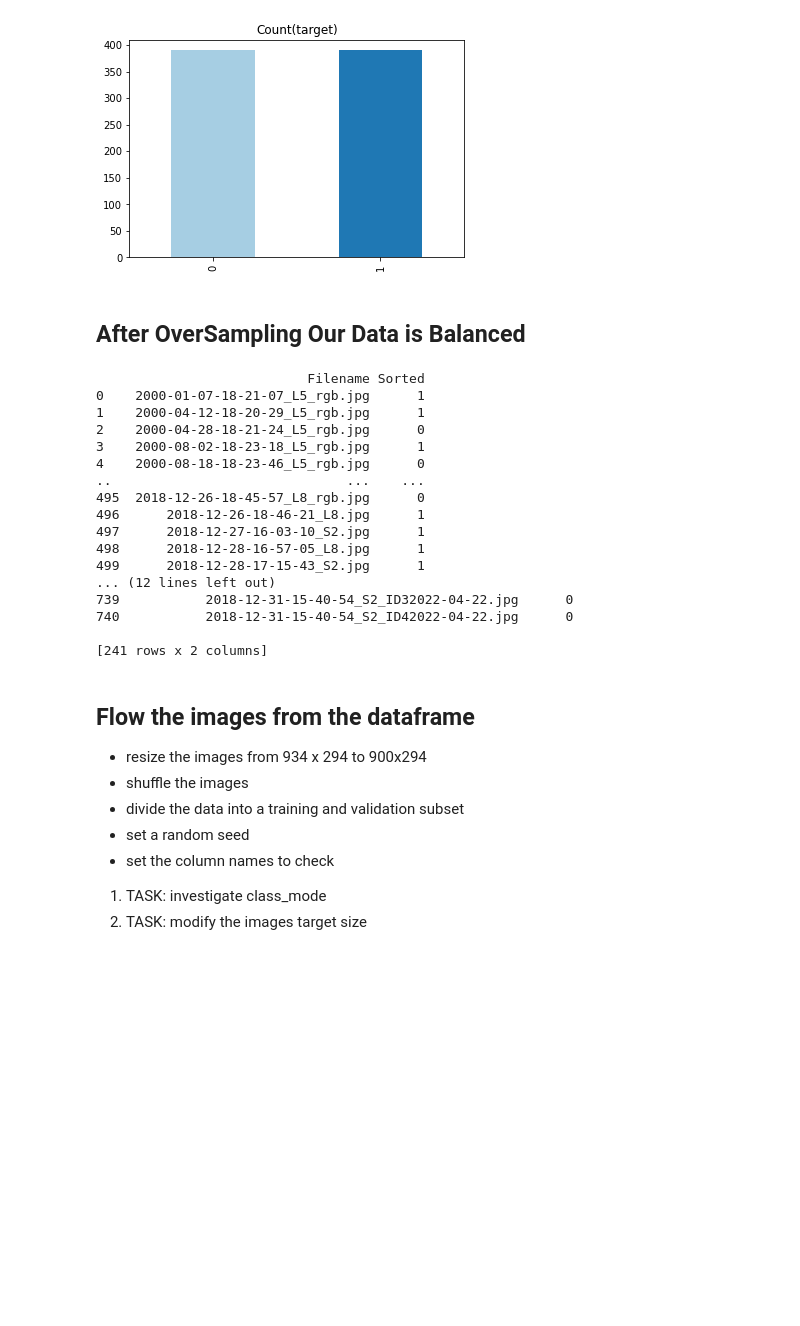
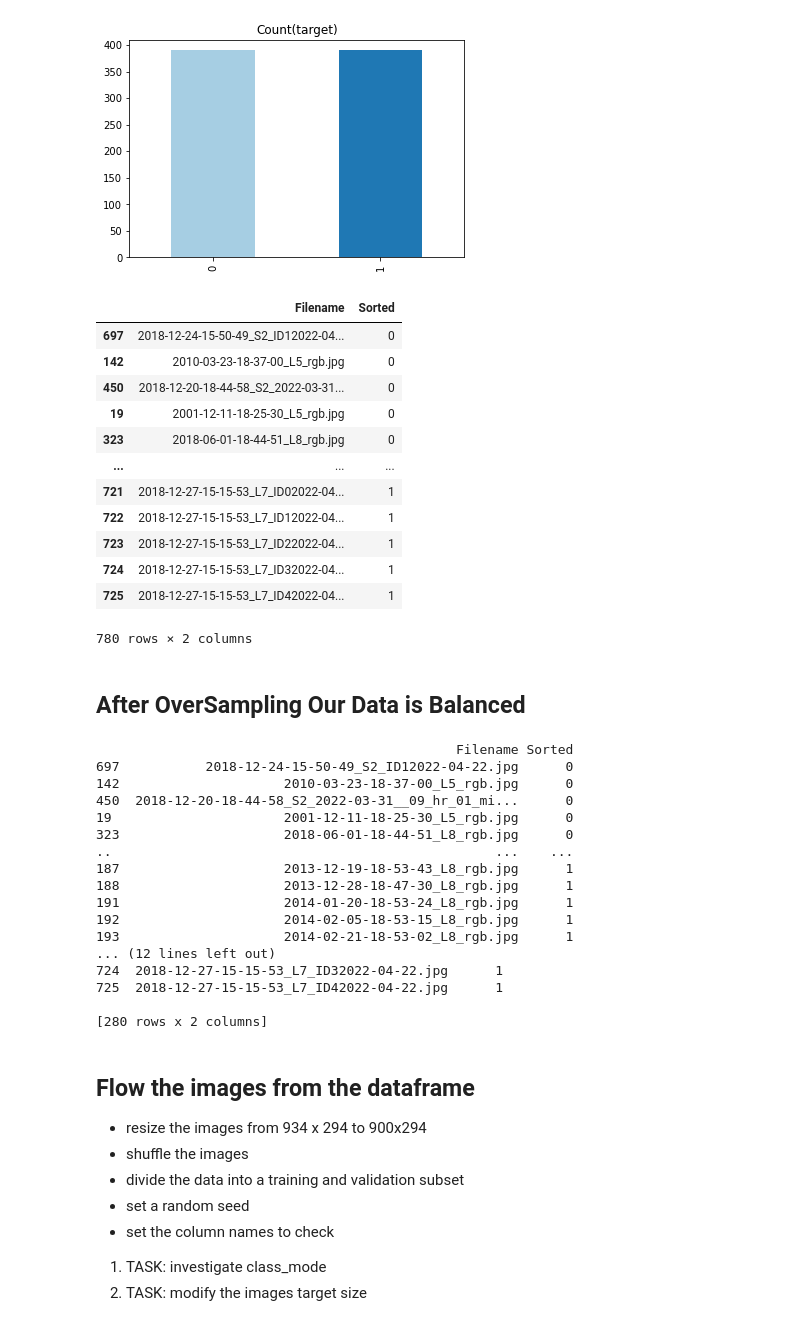
Before and after one commit to 2320sharon/Sniffer-Classifier, a Jupyter notebook: classifier_random_over_sampling.ipynb, the cells around one changed output. Drawn from its saved outputs; the diff is of its cells as text; code cells hidden in the pictures; blank space fills up the shorter version.

Commit message:
random over sampling with precision

```diff
--- a/classifier_random_over_sampling.ipynb
+++ b/classifier_random_over_sampling.ipynb
@@ -171,14 +171,30 @@ class_over_0
 390 rows × 2 columns
 # %%
-test_over_sampled=pd.concat([class_over_0,class_1])
-print(test_over_sampled['Sorted'].value_counts())
-test_over_sampled['Sorted'].value_counts().plot(kind="bar",title='Count(target)',color=plt.cm.Paired(np.arange(len(test_over_sampled))))
+df=pd.concat([class_over_0,class_1])
+print(df['Sorted'].value_counts())
+df['Sorted'].value_counts().plot(kind="bar",title='Count(target)',color=plt.cm.Paired(np.arange(len(df))))
 # %% [output]
 0    390
 1    390
 Name: Sorted, dtype: int64
 <AxesSubplot:title={'center':'Count(target)'}>
 [figure]
+# %%
+df
+# %% [output]
+|  | Filename | Sorted |
+| 697 | 2018-12-24-15-50-49_S2_ID12022-04... | 0 |
+| 142 | 2010-03-23-18-37-00_L5_rgb.jpg | 0 |
+| 450 | 2018-12-20-18-44-58_S2_2022-03-31... | 0 |
+| 19 | 2001-12-11-18-25-30_L5_rgb.jpg | 0 |
+| 323 | 2018-06-01-18-44-51_L8_rgb.jpg | 0 |
+| ... | ... | ... |
+| 721 | 2018-12-27-15-15-53_L7_ID02022-04... | 1 |
+| 722 | 2018-12-27-15-15-53_L7_ID12022-04... | 1 |
+| 723 | 2018-12-27-15-15-53_L7_ID22022-04... | 1 |
+| 724 | 2018-12-27-15-15-53_L7_ID32022-04... | 1 |
+| 725 | 2018-12-27-15-15-53_L7_ID42022-04... | 1 |
+780 rows × 2 columns
 # %% [markdown]
 ## After OverSampling Our Data is Balanced
 # %%
@@ -196,23 +212,23 @@ y_col_name=df.columns[1]
 print(traindf)
 print(testdf)
 # %% [output]
-                           Filename Sorted
-0    2000-01-07-18-21-07_L5_rgb.jpg      1
-1    2000-04-12-18-20-29_L5_rgb.jpg      1
-2    2000-04-28-18-21-24_L5_rgb.jpg      0
-3    2000-08-02-18-23-18_L5_rgb.jpg      1
-4    2000-08-18-18-23-46_L5_rgb.jpg      0
-..                              ...    ...
-495  2018-12-26-18-45-57_L8_rgb.jpg      0
-496      2018-12-26-18-46-21_L8.jpg      1
-497      2018-12-27-16-03-10_S2.jpg      1
-498      2018-12-28-16-57-05_L8.jpg      1
-499      2018-12-28-17-15-43_S2.jpg      1
+                                              Filename Sorted
+697           2018-12-24-15-50-49_S2_ID12022-04-22.jpg      0
+142                     2010-03-23-18-37-00_L5_rgb.jpg      0
+450  2018-12-20-18-44-58_S2_2022-03-31__09_hr_01_mi...      0
+19                      2001-12-11-18-25-30_L5_rgb.jpg      0
+323                     2018-06-01-18-44-51_L8_rgb.jpg      0
+..                                                 ...    ...
+187                     2013-12-19-18-53-43_L8_rgb.jpg      1
+188                     2013-12-28-18-47-30_L8_rgb.jpg      1
+191                     2014-01-20-18-53-24_L8_rgb.jpg      1
+192                     2014-02-05-18-53-15_L8_rgb.jpg      1
+193                     2014-02-21-18-53-02_L8_rgb.jpg      1
 ... (12 lines left out)
-739           2018-12-31-15-40-54_S2_ID32022-04-22.jpg      0
-740           2018-12-31-15-40-54_S2_ID42022-04-22.jpg      0
+724  2018-12-27-15-15-53_L7_ID32022-04-22.jpg      1
+725  2018-12-27-15-15-53_L7_ID42022-04-22.jpg      1
 
-[241 rows x 2 columns]
+[280 rows x 2 columns]
 # %% [markdown]
 ## Flow the images from the dataframe
 - resize the images from 934 x 294 to 900x294
```
Also changed, not shown: parts of 8 cells of this notebook, 9 other files.
